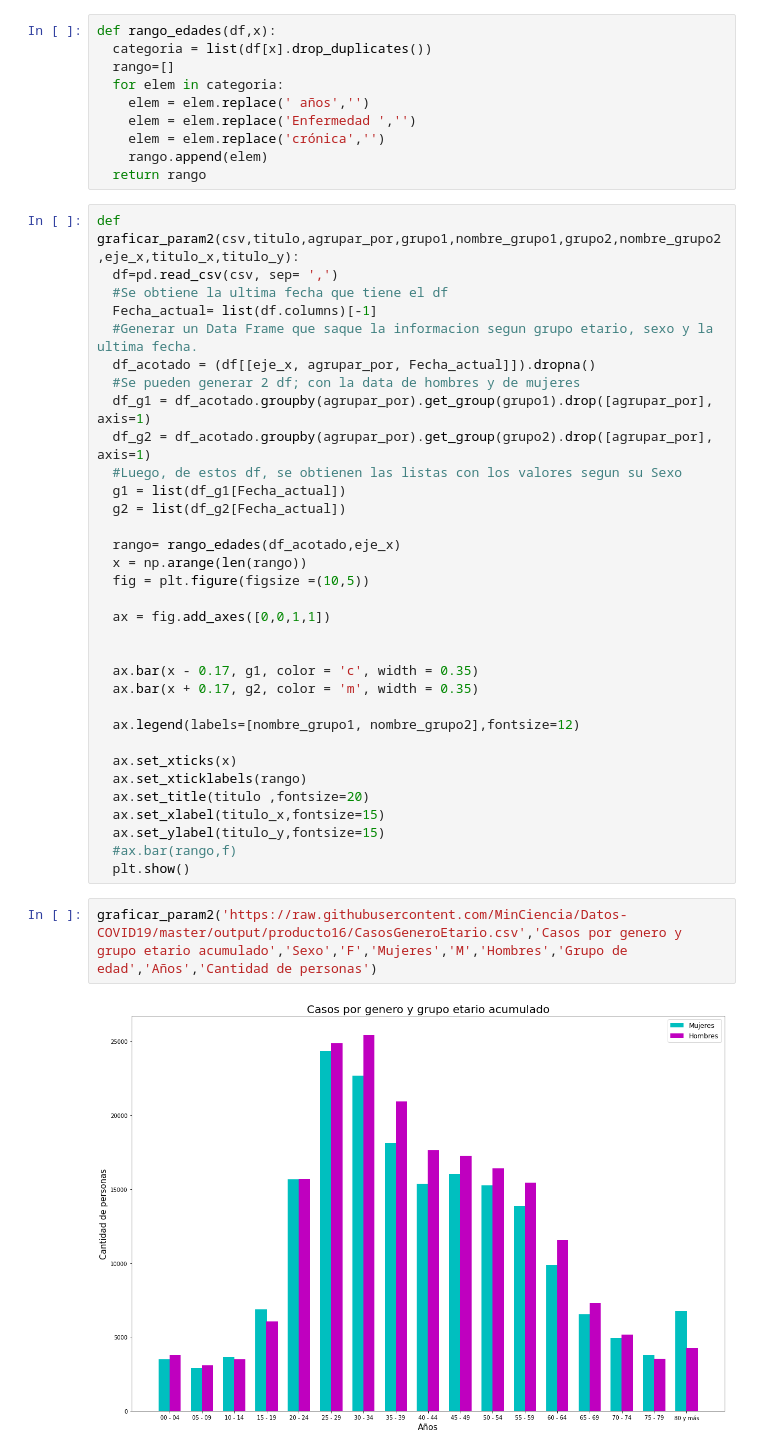
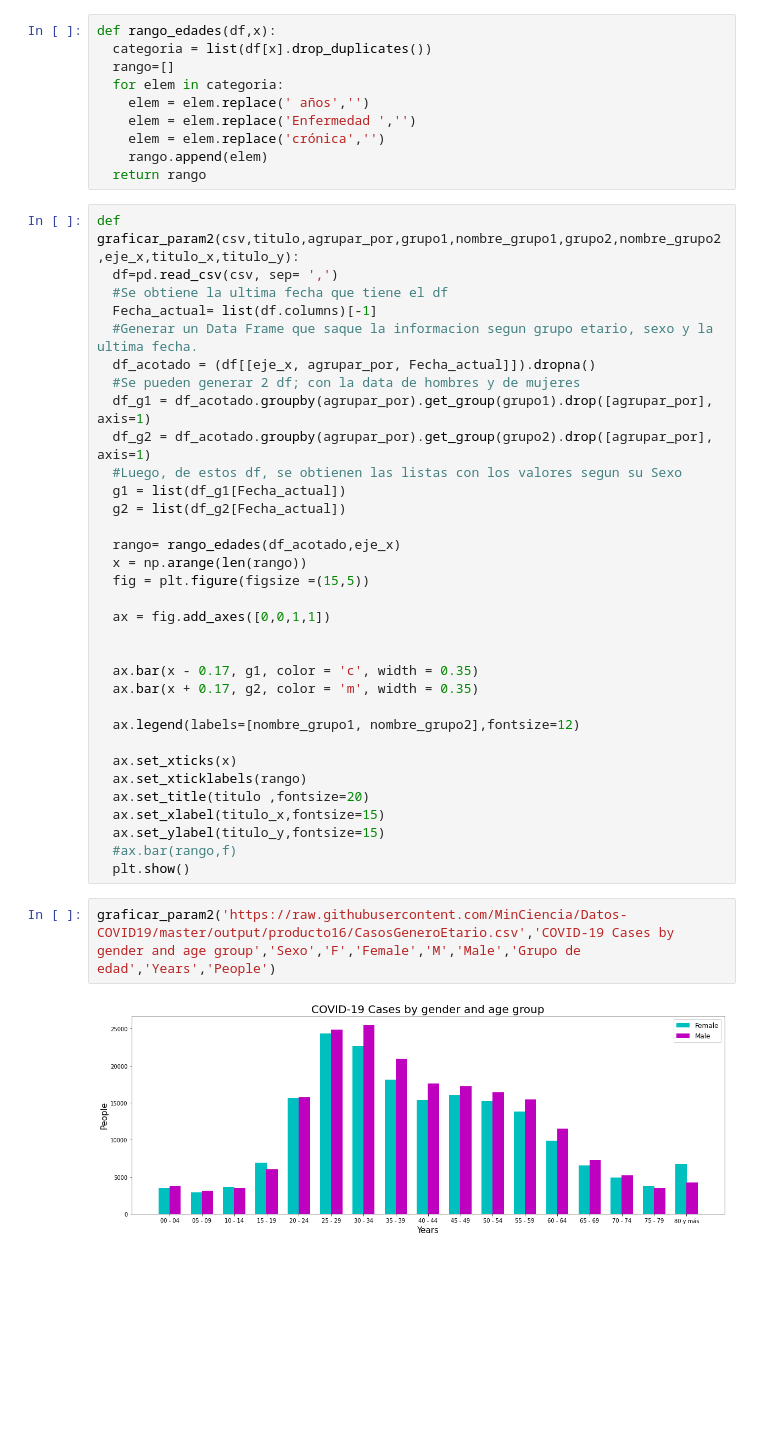
Before and after one commit to Tisks/Covid-Big-Data, a Jupyter notebook: Data_nacional_grafico_barras.ipynb, the cells around one changed output. Saved outputs shown, nothing was run; the diff lists cells and outputs as text; blank space fills up the shorter version.

```diff
--- a/Data_nacional_grafico_barras.ipynb
+++ b/Data_nacional_grafico_barras.ipynb
@@ -30,7 +30,7 @@ def graficar_param2(csv,titulo,agrupar_por,grupo1,nombre_grupo1,grupo2,nombre_gr
 
   rango= rango_edades(df_acotado,eje_x)
   x = np.arange(len(rango))
-  fig = plt.figure(figsize =(10,5))
+  fig = plt.figure(figsize =(15,5))
 
   ax = fig.add_axes([0,0,1,1])
 
@@ -48,7 +48,7 @@ def graficar_param2(csv,titulo,agrupar_por,grupo1,nombre_grupo1,grupo2,nombre_gr
   #ax.bar(rango,f)
   plt.show()
 # %%
-graficar_param2('https://raw.githubusercontent.com/MinCiencia/Datos-COVID19/master/output/producto16/CasosGeneroEtario.csv','Casos por genero y grupo etario acumulado','Sexo','F','Mujeres','M','Hombres','Grupo de edad','Años','Cantidad de personas')
+graficar_param2('https://raw.githubusercontent.com/MinCiencia/Datos-COVID19/master/output/producto16/CasosGeneroEtario.csv','COVID-19 Cases by gender and age group','Sexo','F','Female','M','Male','Grupo de edad','Years','People')
 # %% [output]
-[figure, old version]
+[figure, new version]
 # %%
```
Also changed, not shown: parts of 4 cells of this notebook.
